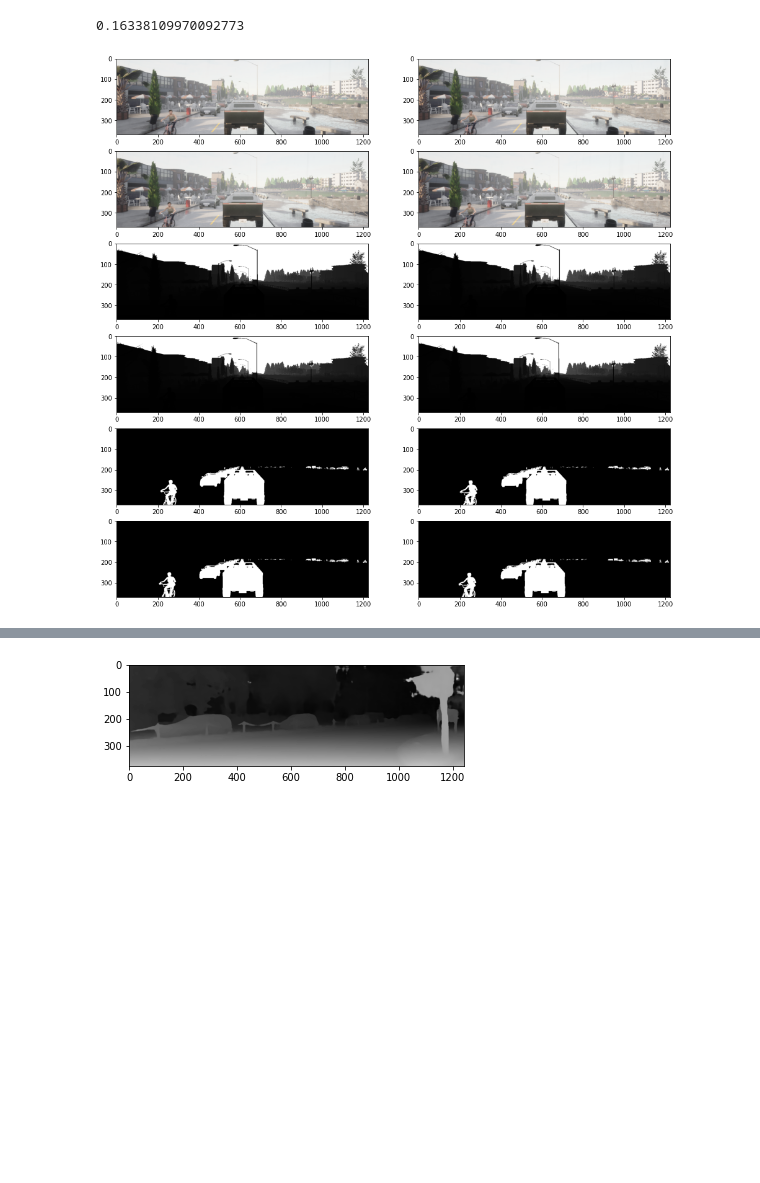
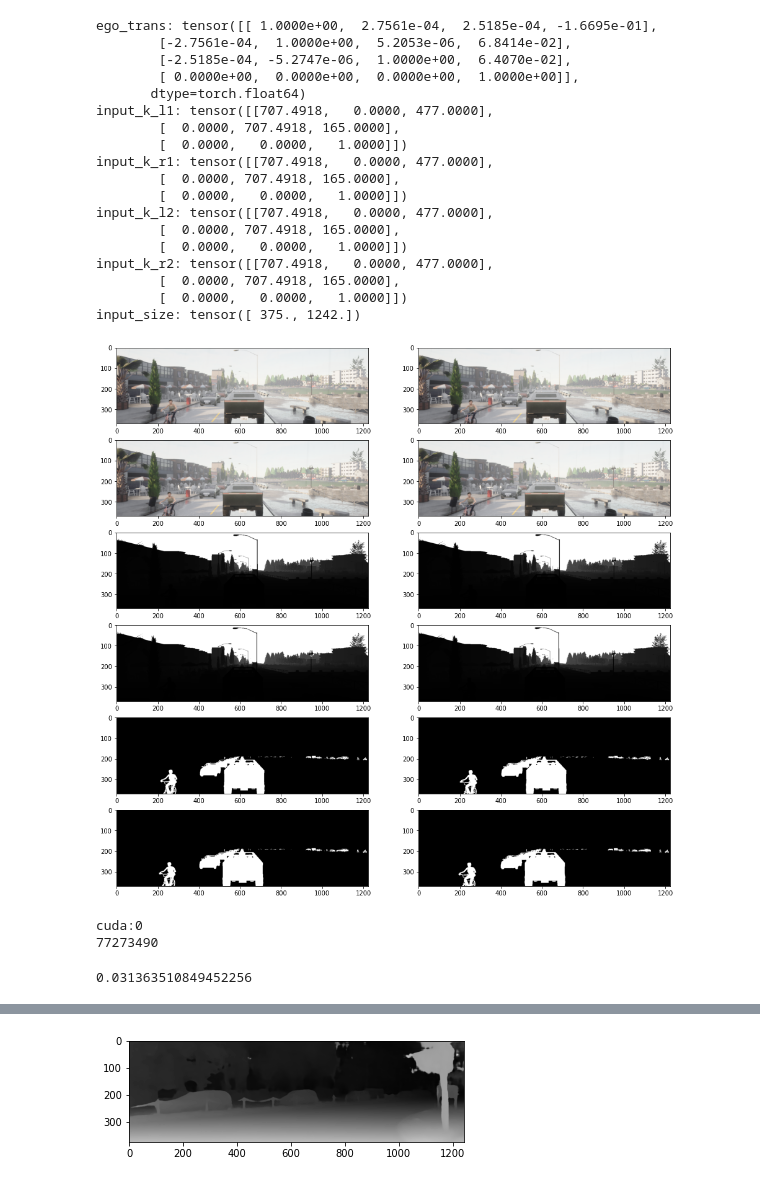
Before and after one commit to shreyas23/cnet, a Jupyter notebook: train.ipynb, the cells around one changed output, grey strips where cells are left out. Drawn from its saved outputs; the diff is of its cells as text; code cells hidden in the pictures; blank space fills up the shorter version.

Commit message:
updated augmentations

```diff
--- a/train.ipynb
+++ b/train.ipynb
@@ -41,6 +44,60 @@ train_dataset = CarlaDataset({'baseline': 0.075}, data_root='/external/datasets/
 # train_loader = DataLoader(train_dataset, batch_size=args['batch_size'], num_workers=args['num_workers'], shuffle=True, pin_memory=True)
 # val_dataset = KITTI_Raw_KittiSplit_Valid(args={}, root=data_root)
 # val_loader = DataLoader(val_dataset, batch_size=args['batch_size'], num_workers=args['num_workers'], shuffle=False, pin_memory=True)
+# %%
+fig = plt.figure(figsize=(16, 16))
+r, c = 6, 2
+for i, (k, v) in enumerate(train_dataset[91].items()):
+    if type(v) == float:
+        continue
+    elif len(v.shape) == 3:
+        fig.add_subplot(r, c, i+1)
+        cmap = None
+        img = v.permute(1, 2, 0)
+        if img.shape[-1] == 1:
+            img = img.squeeze()
+            cmap = 'gray'
+        plt.imshow(img, cmap=cmap)
+    else:
+        print(f"{k}: {v}")
+# %% [output]
+ego_trans: tensor([[ 1.0000e+00,  2.7561e-04,  2.5185e-04, -1.6695e-01],
+        [-2.7561e-04,  1.0000e+00,  5.2053e-06,  6.8414e-02],
+        [-2.5185e-04, -5.2747e-06,  1.0000e+00,  6.4070e-02],
+        [ 0.0000e+00,  0.0000e+00,  0.0000e+00,  1.0000e+00]],
+       dtype=torch.float64)
+input_k_l1: tensor([[707.4918,   0.0000, 477.0000],
+        [  0.0000, 707.4918, 165.0000],
+        [  0.0000,   0.0000,   1.0000]])
+input_k_r1: tensor([[707.4918,   0.0000, 477.0000],
+        [  0.0000, 707.4918, 165.0000],
+        [  0.0000,   0.0000,   1.0000]])
+input_k_l2: tensor([[707.4918,   0.0000, 477.0000],
+        [  0.0000, 707.4918, 165.0000],
+        [  0.0000,   0.0000,   1.0000]])
+input_k_r2: tensor([[707.4918,   0.0000, 477.0000],
+        [  0.0000, 707.4918, 165.0000],
+        [  0.0000,   0.0000,   1.0000]])
+input_size: tensor([ 375., 1242.])
+[figure, added]
+# %%
+%autoreload
+
+augmentation = Augmentation_SceneFlow(args)
+model = CNet(args)
+
+if args['cuda']:
+    print(torch.device('cuda:0'))
+    augmentation = augmentation.cuda()
+    model = model.cuda()
+
+num_params = sum(p.numel() for p in model.parameters() if p.requires_grad)
+print(num_params)
+
+# optimizer = Adam(model.parameters(), lr=args['lr'], betas=[args['momentum'], args['beta']], weight_decay=args['weight_decay'])
+# %% [output]
+cuda:0
+77273490
 # %%
 from time import time
 
@@ -48,22 +105,13 @@ train_loader = DataLoader(train_dataset, batch_size=1, num_workers=4, pin_memory
 
 start = time()
 for i, data in enumerate(train_loader):
-    if i == 1:
+    for k, v in data.items():
+        data[k] = v.cuda()
+
+    data = augmentation(data)
+
+    if i == 100:
         print((time() - start) / (i+1))
         break
 # %% [output]
-0.16338109970092773
+0.031363510849452256
-# %%
-fig = plt.figure(figsize=(16, 16))
-r, c = 6, 2
-for i, (k, v) in enumerate(train_dataset[91].items()):
-    if len(v.shape) == 3:
-        fig.add_subplot(r, c, i+1)
-        cmap = None
-        img = v.permute(1, 2, 0)
-        if img.shape[-1] == 1:
-            img = img.squeeze()
-            cmap = 'gray'
-        plt.imshow(img, cmap=cmap)
-# %% [output]
-[figure, removed]
```
Also changed, not shown: parts of 4 cells of this notebook, 3 other files.
